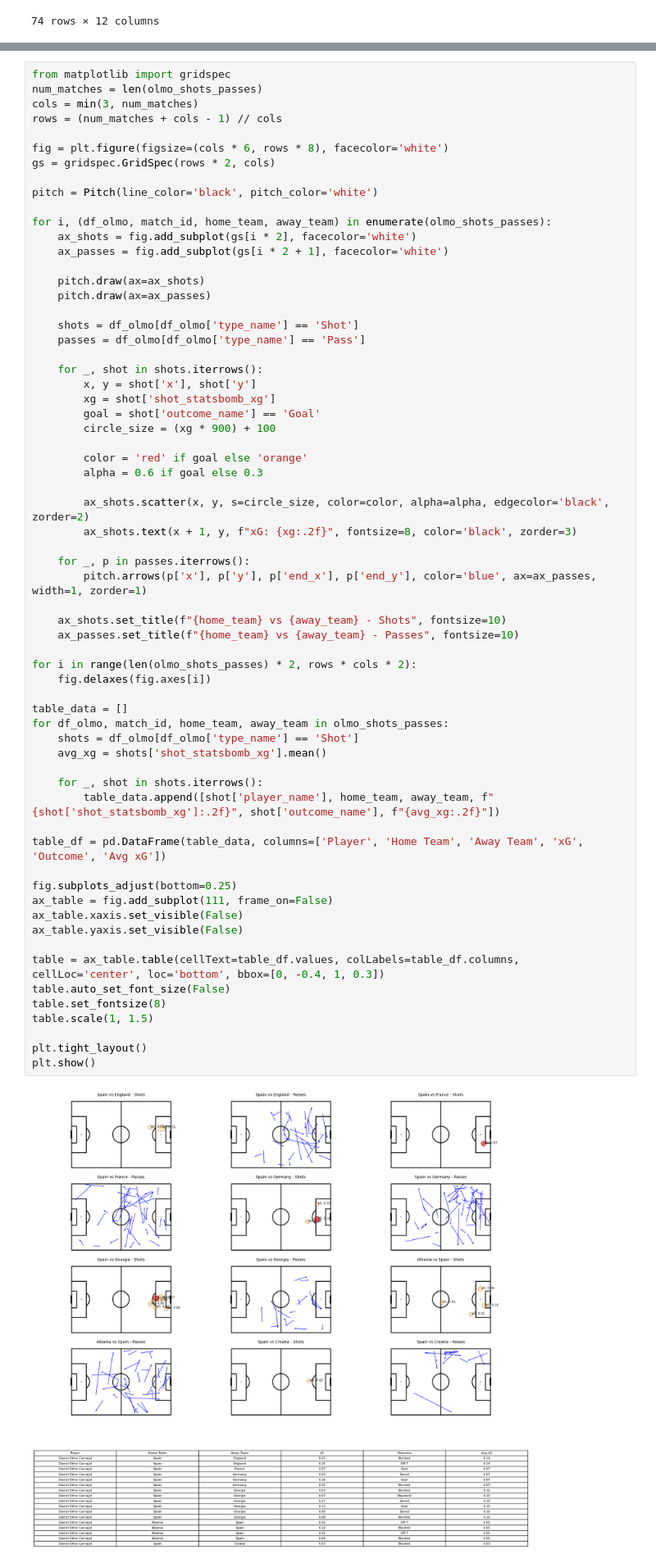
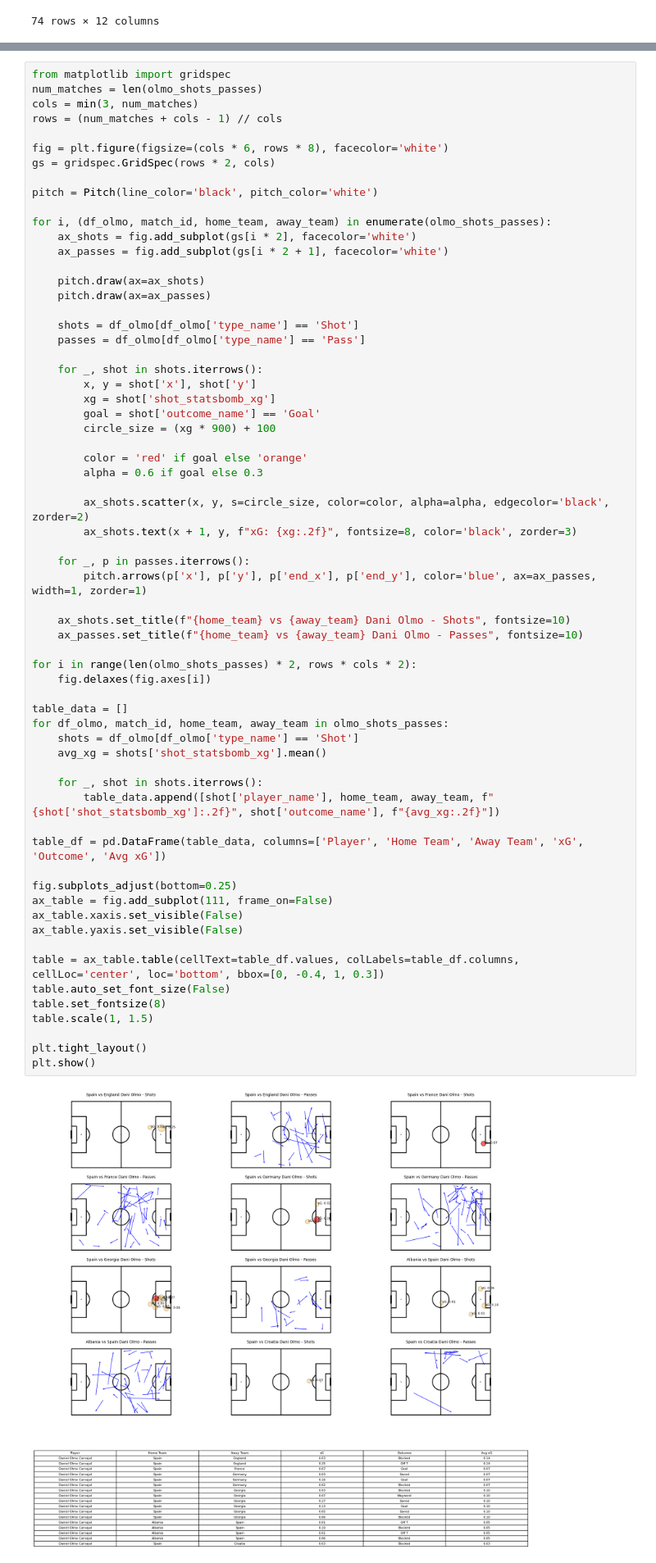
Before and after one commit to FolkeHilding/Football, a Jupyter notebook: Assignment1.ipynb, the cells around one changed output, grey strips where cells are left out. Shown at 82% size. Cells and saved outputs as stored; diff of their text form.

```diff
--- a/Assignment1.ipynb
+++ b/Assignment1.ipynb
@@ -145,33 +145,33 @@ for i, (df_olmo, match_id, home_team, away_team) in enumerate(olmo_shots_passes)
     for _, p in passes.iterrows():
         pitch.arrows(p['x'], p['y'], p['end_x'], p['end_y'], color='blue', ax=ax_passes, width=1, zorder=1)
 
-    ax_shots.set_title(f"{home_team} vs {away_team} - Shots", fontsize=10)
-    ax_passes.set_title(f"{home_team} vs {away_team} - Passes", fontsize=10)
+    ax_shots.set_title(f"{home_team} vs {away_team} Dani Olmo - Shots", fontsize=10)
+    ax_passes.set_title(f"{home_team} vs {away_team} Dani Olmo - Passes", fontsize=10)
 
 for i in range(len(olmo_shots_passes) * 2, rows * cols * 2):
     fig.delaxes(fig.axes[i])
 
 table_data = []
 for df_olmo, match_id, home_team, away_team in olmo_shots_passes:
     shots = df_olmo[df_olmo['type_name'] == 'Shot']
     avg_xg = shots['shot_statsbomb_xg'].mean()
 
     for _, shot in shots.iterrows():
         table_data.append([shot['player_name'], home_team, away_team, f"{shot['shot_statsbomb_xg']:.2f}", shot['outcome_name'], f"{avg_xg:.2f}"])
 
 table_df = pd.DataFrame(table_data, columns=['Player', 'Home Team', 'Away Team', 'xG', 'Outcome', 'Avg xG'])
 
 fig.subplots_adjust(bottom=0.25)
 ax_table = fig.add_subplot(111, frame_on=False)
 ax_table.xaxis.set_visible(False)
 ax_table.yaxis.set_visible(False)
 
 table = ax_table.table(cellText=table_df.values, colLabels=table_df.columns, cellLoc='center', loc='bottom', bbox=[0, -0.4, 1, 0.3])
 table.auto_set_font_size(False)
 table.set_fontsize(8)
 table.scale(1, 1.5)
 
 plt.tight_layout()
 plt.show()
 # %% [output]
-[figure, old version]
+[figure, new version]
```
